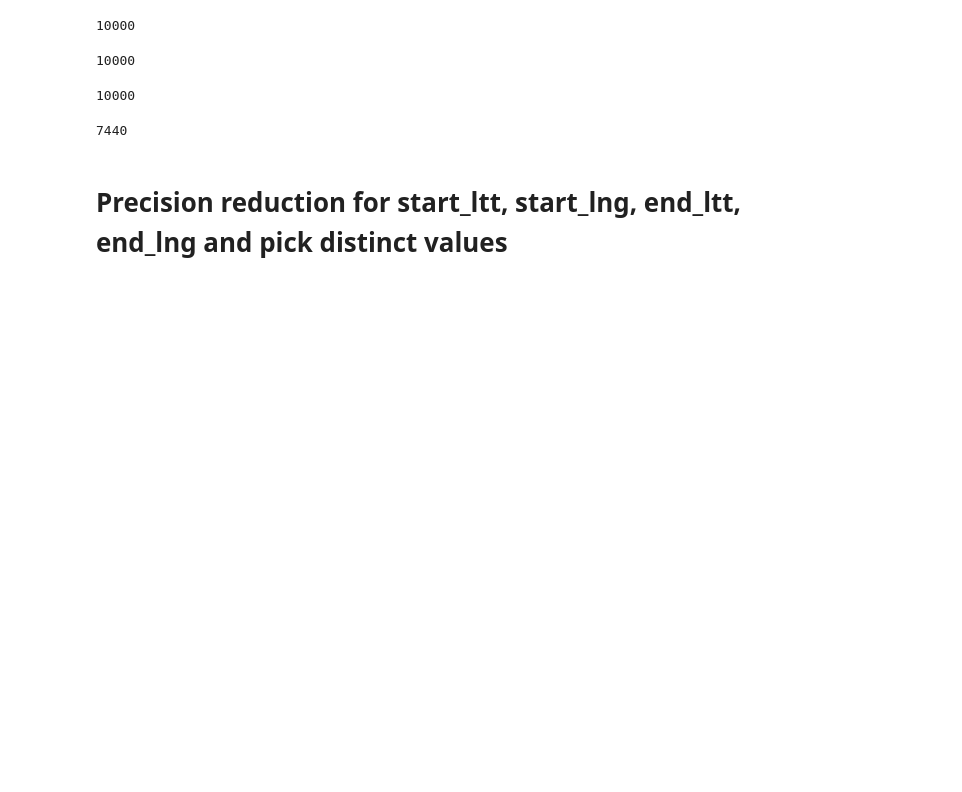
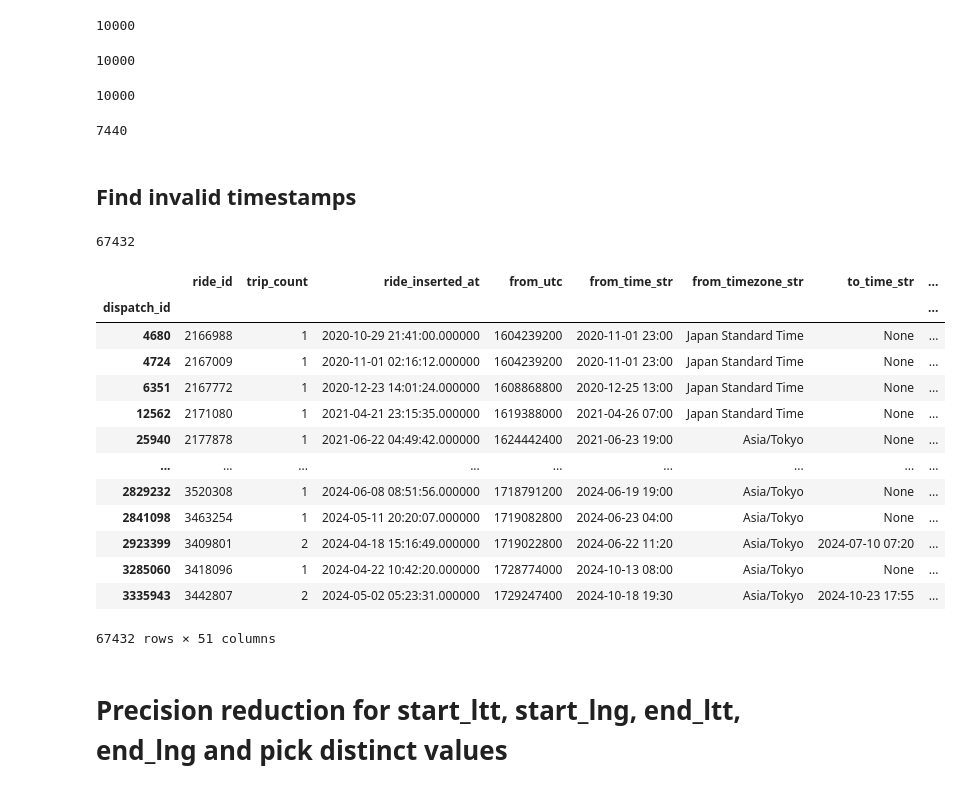
Before and after one commit to Binjian/pricing, a Jupyter notebook: nbs/01.data.utils.ipynb, the cells around one changed output. Saved outputs shown, nothing was run; the diff lists cells and outputs as text; code cells hidden in the pictures; blank space fills up the shorter version.

```diff
--- a/nbs/01.data.utils.ipynb
+++ b/nbs/01.data.utils.ipynb
@@ -505,3 +511,36 @@ for chunk in tqdm(pd.read_csv(csv_file_path, index_col='dispatch_id', chunksize=
 10000
 10000
 7440
+# %% [markdown]
+## Find invalid timestamps
+# %%
+sql_eng = create_engine('sqlite:///../data/price_tokyo.db', echo=False)
+sql_conn = sql_eng.connect()
+sql_metadata = MetaData()
+Sql_Session = sessionmaker(bind=sql_eng)
+sql_session = Sql_Session()
+# %%
+
+# dispatch_routes_t = Table('dispatch_feature_routes_2324_sa_fix', sql_metadata3, autoload_with=sql_eng2)
+dispatch_routes_t = Table('price_training_tokyo', sql_metadata, autoload_with=sql_eng)
+total_rows = sql_session.query(dispatch_routes_t).count()
+print(total_rows)
+
+df_dispatch_routes = pd.read_sql(select(dispatch_routes_t), sql_conn, index_col='dispatch_id')  #sqlite3
+df_dispatch_routes
+# %% [output]
+67432
+|  | ride_id | trip_count | ride_inserted_at | from_utc | from_time_str | from_timezone_str | to_time_str | ... |
+| dispatch_id |  |  |  |  |  |  |  | ... |
+| 4680 | 2166988 | 1 | 2020-10-29 21:41:00.000000 | 1604239200 | 2020-11-01 23:00 | Japan Standard Time | None | ... |
+| 4724 | 2167009 | 1 | 2020-11-01 02:16:12.000000 | 1604239200 | 2020-11-01 23:00 | Japan Standard Time | None | ... |
+| 6351 | 2167772 | 1 | 2020-12-23 14:01:24.000000 | 1608868800 | 2020-12-25 13:00 | Japan Standard Time | None | ... |
+| 12562 | 2171080 | 1 | 2021-04-21 23:15:35.000000 | 1619388000 | 2021-04-26 07:00 | Japan Standard Time | None | ... |
+| 25940 | 2177878 | 1 | 2021-06-22 04:49:42.000000 | 1624442400 | 2021-06-23 19:00 | Asia/Tokyo | None | ... |
+| ... | ... | ... | ... | ... | ... | ... | ... | ... |
+| 2829232 | 3520308 | 1 | 2024-06-08 08:51:56.000000 | 1718791200 | 2024-06-19 19:00 | Asia/Tokyo | None | ... |
+| 2841098 | 3463254 | 1 | 2024-05-11 20:20:07.000000 | 1719082800 | 2024-06-23 04:00 | Asia/Tokyo | None | ... |
+| 2923399 | 3409801 | 2 | 2024-04-18 15:16:49.000000 | 1719022800 | 2024-06-22 11:20 | Asia/Tokyo | 2024-07-10 07:20 | ... |
+| 3285060 | 3418096 | 1 | 2024-04-22 10:42:20.000000 | 1728774000 | 2024-10-13 08:00 | Asia/Tokyo | None | ... |
+| 3335943 | 3442807 | 2 | 2024-05-02 05:23:31.000000 | 1729247400 | 2024-10-18 19:30 | Asia/Tokyo | 2024-10-23 17:55 | ... |
+67432 rows × 51 columns
```
Also changed, not shown: parts of 54 cells of this notebook, 7 other files.
